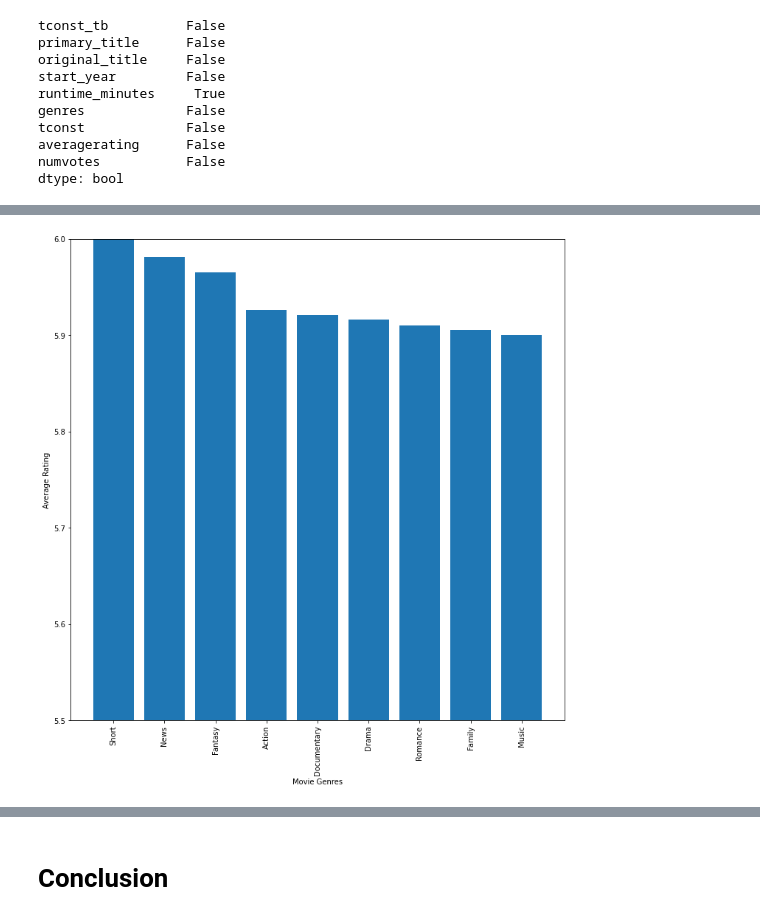
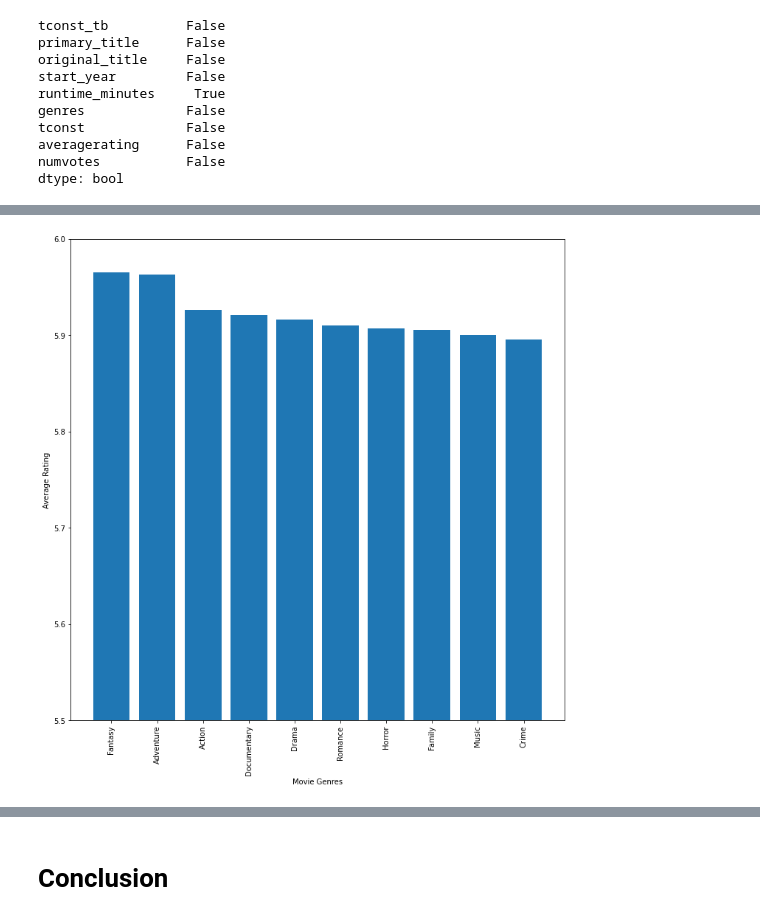
Before and after one commit to meowkaiser/STRONGEST_Project1, a Jupyter notebook: Final_notebook.ipynb, the cells around one changed output, grey strips where cells are left out. Cells and saved outputs as stored; diff of their text form; code cells hidden in the pictures.

```diff
--- a/Final_notebook.ipynb
+++ b/Final_notebook.ipynb
@@ -311,7 +307,5 @@ for x in unique_gen:
     ratings[x]= y
 
 df_ratings = pd.DataFrame.from_dict(ratings, orient='index')
-df_ratings = df_ratings.reset_index()
-df_ratings = df_ratings.sort_values(([0]), ascending=False)
 df_ratings
 # %% [output]
@@ -340,0 +331,9 @@ df_only_movies = df_ratings.drop([3, 18, 4, 17, 26])
+# %%
+df_only_movies = df_ratings.drop(['Short', 'Talk-Show', 'News', 'Reality-TV', 'Game-Show'])
+df_only_movies.reset_index()
+top_10_movies = df_only_movies.sort_values(([0]), ascending=False)
+
+top_10_movies
+
+top_10 = top_10_movies.reset_index()
+top_10
@@ -341,15 +358,15 @@ df_only_movies = df_ratings.drop([3, 18, 4, 17, 26])
 # %%
 genre_ratings, ax = plt.subplots(figsize =(12,12))
 
-abcd = df_only_movies['index'][:9]
-defg = df_only_movies[0][:9]
+abcd = top_10['index'][:10]
+defg = top_10[0][:10]
 ax.set_ylim(5.5, 6)
 plt.xticks(rotation=90)
 ax.bar(abcd, defg)
 ax.set_xlabel('Movie Genres')
 ax.set_ylabel('Average Rating');
 # %% [output]
-[figure, old version]
+[figure, new version]
 # %%
 df_adventure = df_combined[((df_combined['genres'].str.contains('Fantasy') & (df_combined['genres'].str.contains('Adventure'))))]
 df_adventure.sort_values(['averagerating'], ascending=False)
```
Also changed, not shown: parts of 27 cells of this notebook.
